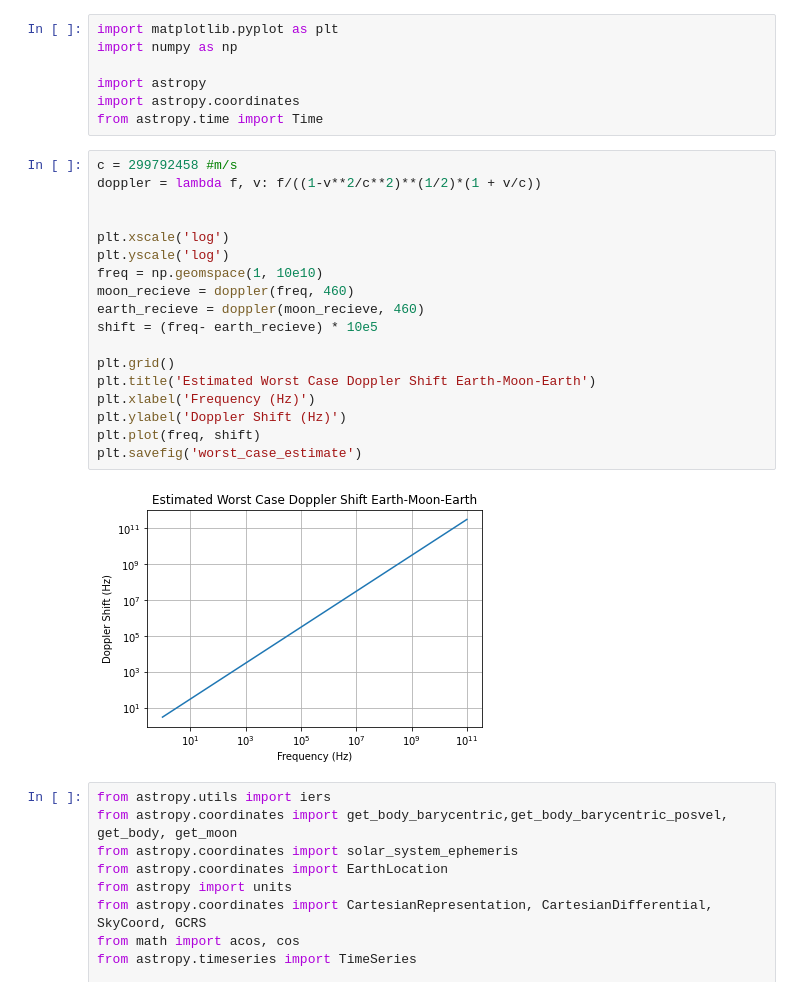
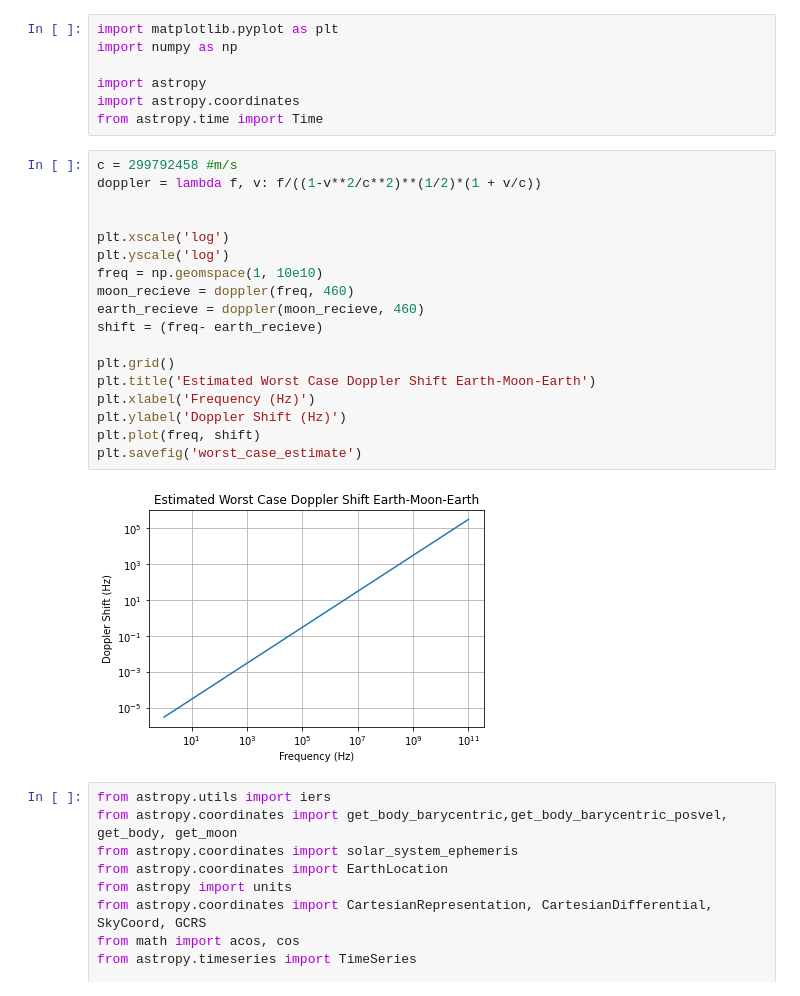
Before and after one commit to BlueCakeWithCows/kohls-seti, a Jupyter notebook: moon_doppler.ipynb, the cells around one changed output. Cells and saved outputs as stored; diff of their text form.

```diff
--- a/moon_doppler.ipynb
+++ b/moon_doppler.ipynb
@@ -8,23 +8,23 @@ from astropy.time import Time
 # %%
 c = 299792458 #m/s
 doppler = lambda f, v: f/((1-v**2/c**2)**(1/2)*(1 + v/c))
 
 
 plt.xscale('log')
 plt.yscale('log')
 freq = np.geomspace(1, 10e10)
 moon_recieve = doppler(freq, 460)
 earth_recieve = doppler(moon_recieve, 460)
-shift = (freq- earth_recieve) * 10e5
+shift = (freq- earth_recieve)
 
 plt.grid()
 plt.title('Estimated Worst Case Doppler Shift Earth-Moon-Earth')
 plt.xlabel('Frequency (Hz)')
 plt.ylabel('Doppler Shift (Hz)')
 plt.plot(freq, shift)
 plt.savefig('worst_case_estimate')
 # %% [output]
-[figure, old version]
+[figure, new version]
 # %%
 from astropy.utils import iers
 from astropy.coordinates import get_body_barycentric,get_body_barycentric_posvel, get_body, get_moon
```
Also changed, not shown: 2 other files.
